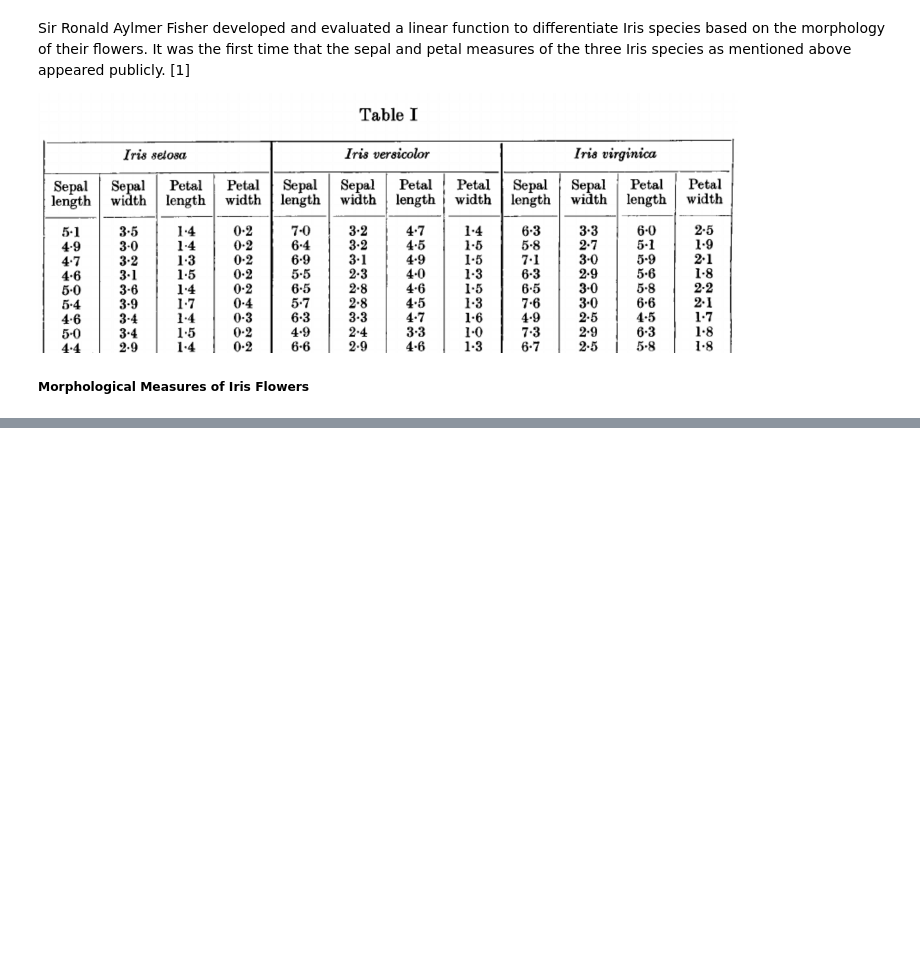
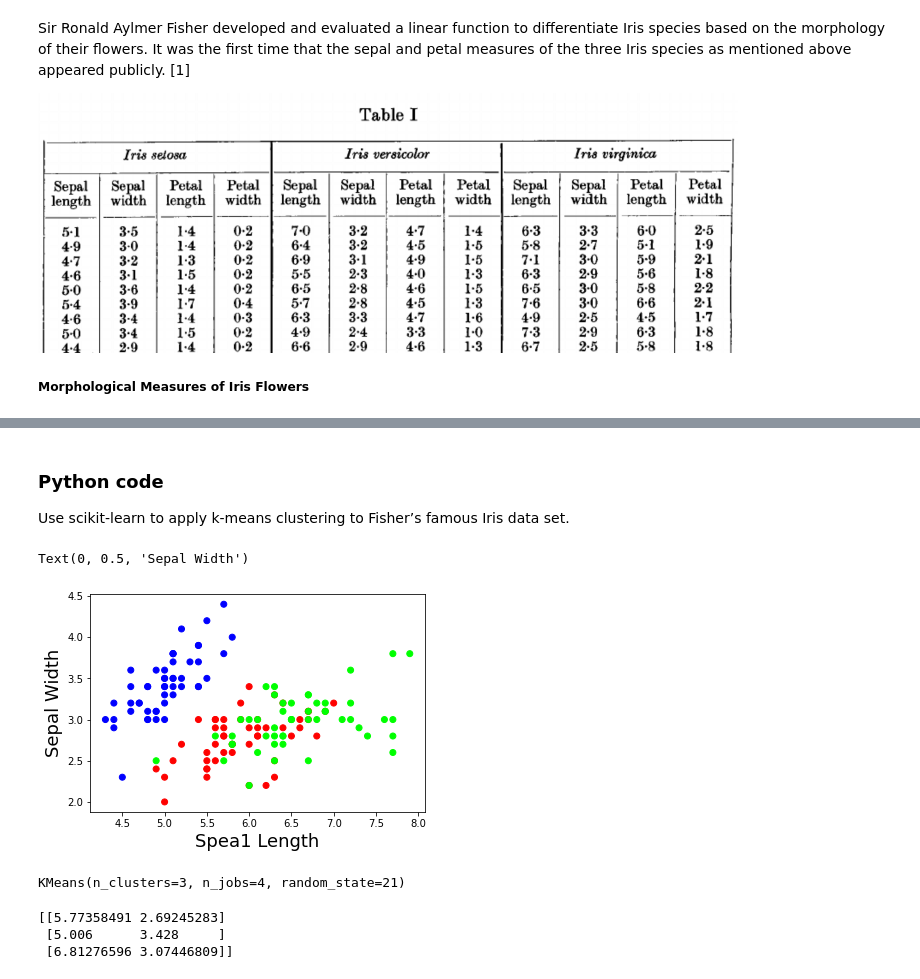
Before and after one commit to johnshields/EMT_TASKS, a Jupyter notebook: Tasks Notebook.ipynb, the cells around one changed output, grey strips where cells are left out. Cells and saved outputs as stored; diff of their text form; code cells hidden in the pictures; blank space fills up the shorter version.

Commit message:
TASK 4 (WIP) - wrote code to display iris dataset on a scatterplot + applied kmeans clusting to iris dataset

```diff
--- a/Tasks Notebook.ipynb
+++ b/Tasks Notebook.ipynb
@@ -201,0 +208,4 @@ Sir Ronald Aylmer Fisher developed and evaluated a linear function to differenti
+# %% [markdown]
+### Python code
+
+Use scikit-learn to apply k-means clustering to Fisher’s famous Iris data set.
@@ -201,0 +218,30 @@ Sir Ronald Aylmer Fisher developed and evaluated a linear function to differenti
+# %%
+# load dataset
+iris_flwrs = datasets.load_iris()
+
+# target + predictors
+X = iris_flwrs.data[:, :2]
+y = iris_flwrs.target
+# print(x)
+# %%
+# data on scatter plot
+plt.scatter(X[:,0], X[:,1], c=y, cmap='brg')
+plt.xlabel('Spea1 Length', fontsize=18)
+plt.ylabel('Sepal Width', fontsize=18)
+# %% [output]
+Text(0, 0.5, 'Sepal Width')
+[figure, added]
+# %%
+ # apply k-means clustering to Fisher’s famous Iris data set.
+kmns = KMeans(n_clusters = 3, n_jobs = 4, random_state=21)
+kmns.fit(X)
+# leave n_jobs to default value
+# %% [output]
+KMeans(n_clusters=3, n_jobs=4, random_state=21)
+# %%
+centers = kmns.cluster_centers_
+print(centers)
+# %% [output]
+[[5.77358491 2.69245283]
+ [5.006      3.428     ]
+ [6.81276596 3.07446809]]
```
Also changed, not shown: parts of 4 cells of this notebook, 1 other file.
